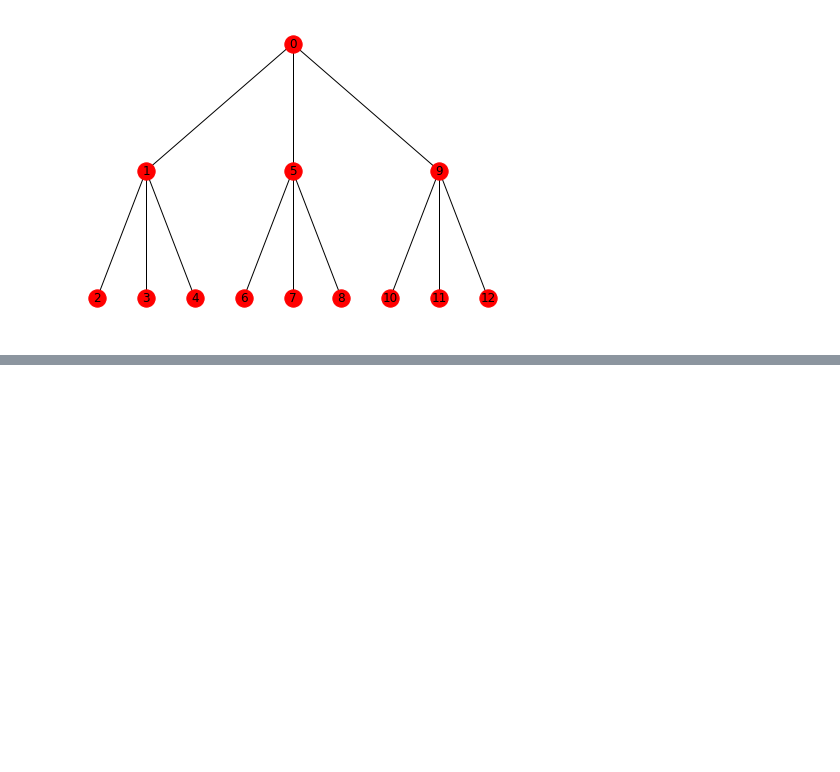
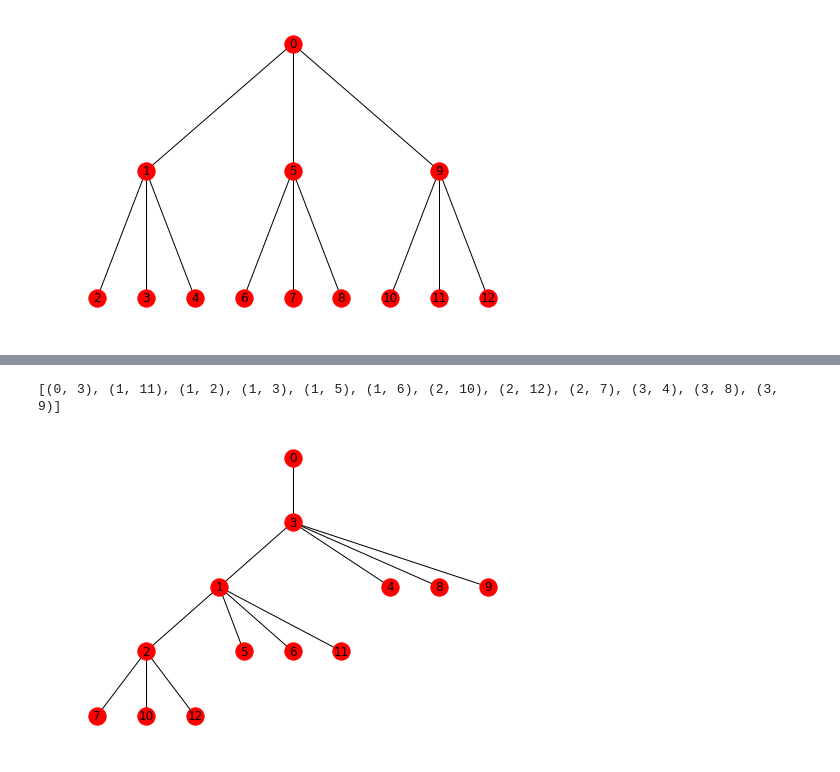
Before and after one commit to aleveren/ucsd-research, a Jupyter notebook: simple-hier-topic-model/topic_cooccurrence.ipynb, the cells around one changed output, grey strips where cells are left out. Cells and saved outputs as stored; diff of their text form; code cells hidden in the pictures; blank space fills up the shorter version.

```diff
--- a/simple-hier-topic-model/topic_cooccurrence.ipynb
+++ b/simple-hier-topic-model/topic_cooccurrence.ipynb
@@ -317,0 +436,7 @@ nx.draw(tree2, pos = bfs_layout(tree2, source=0), with_labels = True)
+# %%
+ttt = nx.algorithms.maximum_spanning_tree(to_weighted_graph(zzz))
+print(list(ttt.edges()))
+nx.draw(ttt, pos=bfs_layout(ttt, sources=[0]), with_labels=True);
+# %% [output]
+[(0, 3), (1, 11), (1, 2), (1, 3), (1, 5), (1, 6), (2, 10), (2, 12), (2, 7), (3, 4), (3, 8), (3, 9)]
+[figure, added]
```
Also changed, not shown: parts of 40 cells of this notebook.
